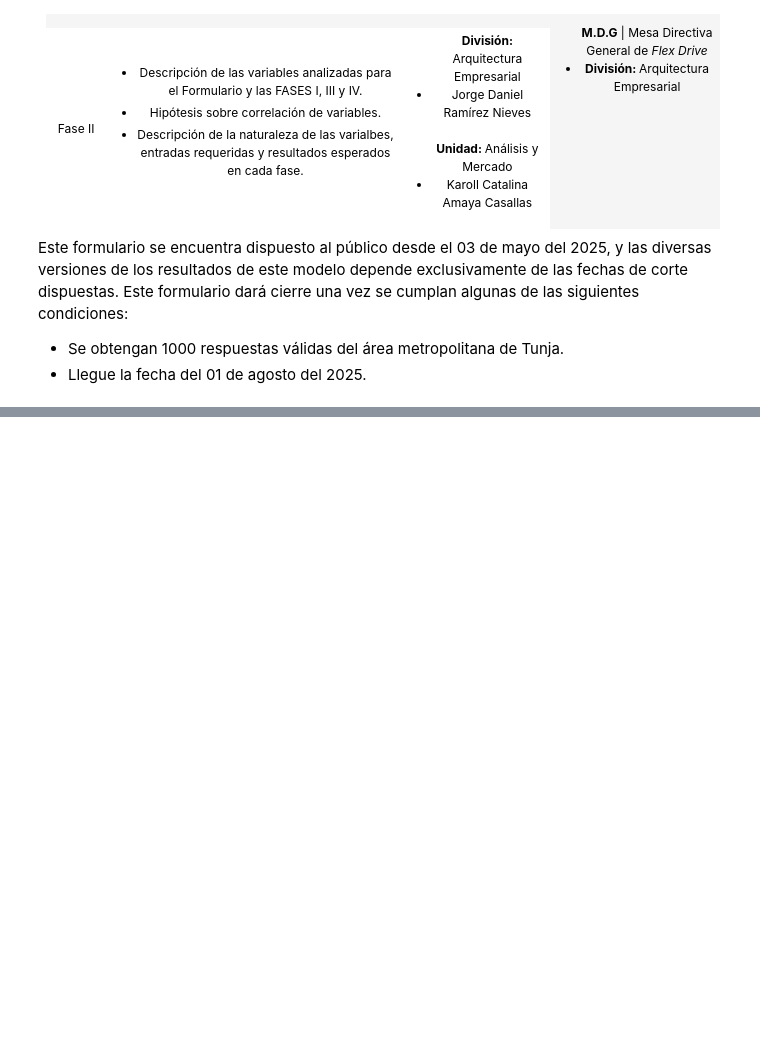
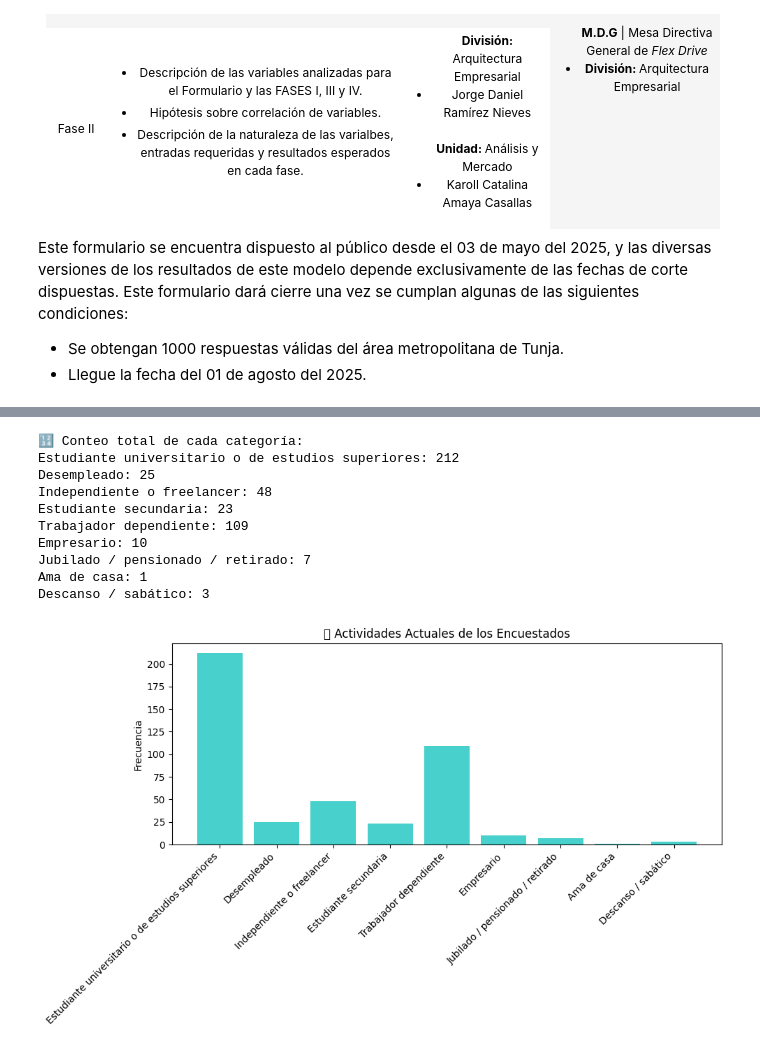
Before and after one commit to JorgeDanielRamirezNieves/Flex-Drive, a Jupyter notebook: Data-Analytics/code/Big-Data/flex-drive_analysis.ipynb, the cells around one changed output, grey strips where cells are left out. Saved outputs shown, nothing was run; the diff lists cells and outputs as text; code cells hidden in the pictures; blank space fills up the shorter version.

Commit message:
Primera versión estable para la limpieza de datos

```diff
--- a/Data-Analytics/code/Big-Data/flex-drive_analysis.ipynb
+++ b/Data-Analytics/code/Big-Data/flex-drive_analysis.ipynb
@@ -103,0 +367,71 @@ df_FlexDrive.head(10)
+# %%
+import pandas as pd
+from collections import Counter
+import matplotlib.pyplot as plt
+
+# --- Cargar archivo ---
+df = pd.read_excel('../../docs/FLEX DRIVE - Permítenos Conocerte.xlsx', sheet_name='Sheet1')
+
+# --- LIMPIEZA DE P7: Actividades Actuales ---
+def limpiar_actividad_v2(respuesta):
+    if pd.isna(respuesta):
+        return []
+
+    actividades = [a.strip().rstrip('.').lower() for a in respuesta.split(';') if a.strip() != '']
+    actividades_limpias = []
+
+    for act in actividades:
+        if 'secundaria' in act:
+            actividades_limpias.append('Estudiante secundaria')
+        elif 'universitario' in act or 'sena' in act or 'aprendiz' in act:
+            actividades_limpias.append('Estudiante universitario o de estudios superiores')
+        elif 'trabajador dependiente' in act or 'empleada' in act or 'empleado publico' in act or 'empleado y estudiante' in act or 'empleado comerciante' in act or 'concejal' in act:
+            actividades_limpias.append('Trabajador dependiente')
+        elif 'independiente' in act or 'freelancer' in act or 'consultor' in act:
+            actividades_limpias.append('Independiente o freelancer')
+        elif 'empresario' in act:
+            actividades_limpias.append('Empresario')
+        elif 'desempleado' in act:
+            actividades_limpias.append('Desempleado')
+        elif 'descanso' in act or 'sabático' in act:
+            actividades_limpias.append('Descanso / sabático')
+        elif 'jubilado' in act or 'pensionado' in act or 'retirado' in act:
+            actividades_limpias.append('Jubilado / pensionado / retirado')
+        elif 'hogar' in act or 'ama de casa' in act or 'oficios varios' in act or 'cuido' in act or 'labores domésticas' in act:
+            actividades_limpias.append('Ama de casa')
+        # No añadimos categoría "Otro"
+
+    return list(set(actividades_limpias))
+
+# Aplicar limpieza
+df['P7-Actividad_Limpia'] = df['P7-Actividad_Actual_Multi'].apply(limpiar_actividad_v2)
+
+# --- Conteo de Categorías ---
+conteo = Counter([actividad for sublista in df['P7-Actividad_Limpia'] for actividad in sublista])
+
+print("\n🔢 Conteo total de cada categoría:")
+for categoria, total in conteo.items():
+    print(f"{categoria}: {total}")
+
+# --- Visualización ---
+labels, values = zip(*conteo.items())
+
+plt.figure(figsize=(10, 6))
+plt.bar(labels, values, color='mediumturquoise')
+plt.xticks(rotation=45, ha='right')
+plt.title("📊 Actividades Actuales de los Encuestados")
+plt.ylabel("Frecuencia")
+plt.tight_layout()
+plt.show()
+# %% [output]
+🔢 Conteo total de cada categoría:
+Estudiante universitario o de estudios superiores: 212
+Desempleado: 25
+Independiente o freelancer: 48
+Estudiante secundaria: 23
+Trabajador dependiente: 109
+Empresario: 10
+Jubilado / pensionado / retirado: 7
+Ama de casa: 1
+Descanso / sabático: 3
+[figure, added]
```
Also changed, not shown: parts of 80 cells of this notebook, 1 other file.
